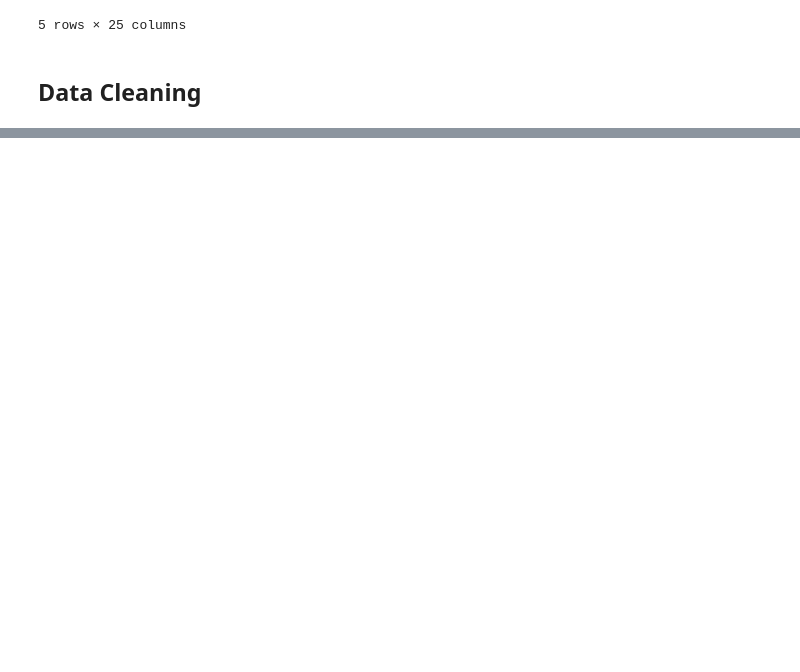
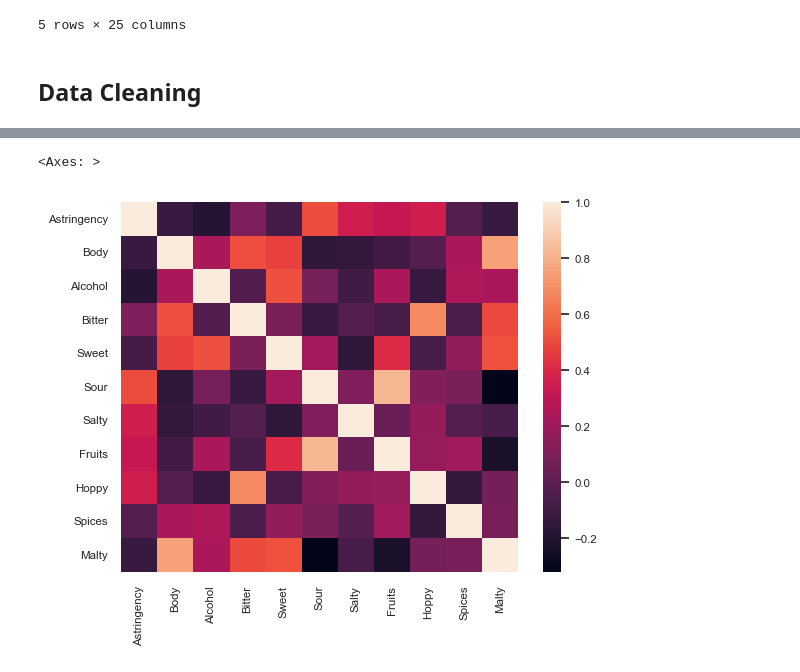
Before and after one commit to JSchlangen9/Beer-Classification, a Jupyter notebook: DTSA5509_ML Beer.ipynb, the cells around one changed output, grey strips where cells are left out. Drawn from its saved outputs; the diff is of its cells as text; code cells hidden in the pictures; blank space fills up the shorter version.

```diff
--- a/DTSA5509_ML Beer.ipynb
+++ b/DTSA5509_ML Beer.ipynb
@@ -66,2 +70,8 @@ sns.violinplot(flavor_data)
+# %%
+#Creating Correlation Heatmap for Flavor Attributes
+sns.heatmap(flavor_df.corr())
+# %% [output]
+<Axes: >
+[figure, added]
 # %%
 #Creating Violin Plot for Review Attributes
```
Also changed, not shown: parts of 9 cells of this notebook, 1 other file.
